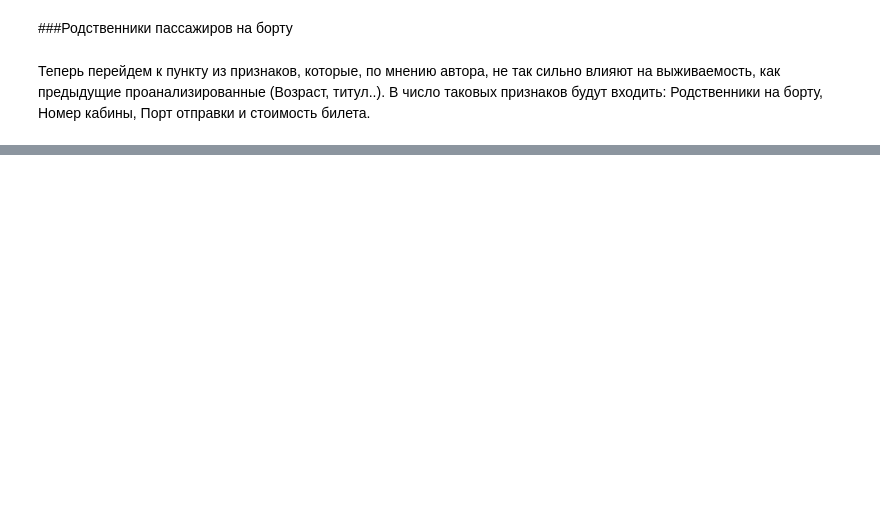
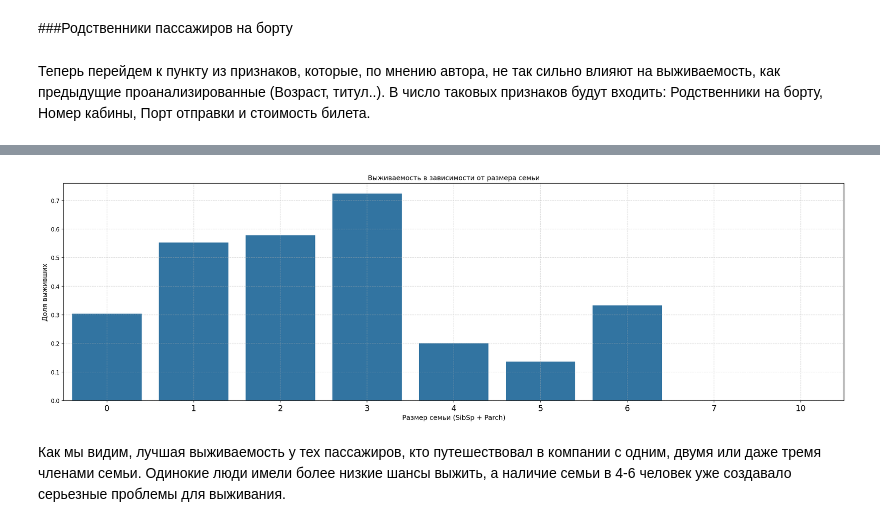
Before and after one commit to neuezeldaa/TItanic_Kaggle, a Jupyter notebook: Titanic_Kaggle_Zolotov.ipynb, the cells around one changed output, grey strips where cells are left out. Drawn from its saved outputs; the diff is of its cells as text; code cells hidden in the pictures; blank space fills up the shorter version.

Commit message:
Добавлен анализ влияния наличия семьи на выживаемость

```diff
--- a/Titanic_Kaggle_Zolotov.ipynb
+++ b/Titanic_Kaggle_Zolotov.ipynb
@@ -503,0 +559,11 @@ Class
+# %%
+sns.barplot(x='Family', y='Survived', data=data, ci=None)
+plt.title('Выживаемость в зависимости от размера семьи')
+plt.xlabel('Размер семьи (SibSp + Parch)')
+plt.ylabel('Доля выживших')
+plt.grid(True, linestyle='--', alpha=0.5)
+plt.show()
+# %% [output]
+[figure, added]
+# %% [markdown]
+Как мы видим, лучшая выживаемость у тех пассажиров, кто путешествовал в компании с одним, двумя или даже тремя членами семьи. Одинокие люди имели более низкие шансы выжить, а наличие семьи в 4-6 человек уже создавало серьезные проблемы для выживания.
```
Also changed, not shown: parts of 8 cells of this notebook.
